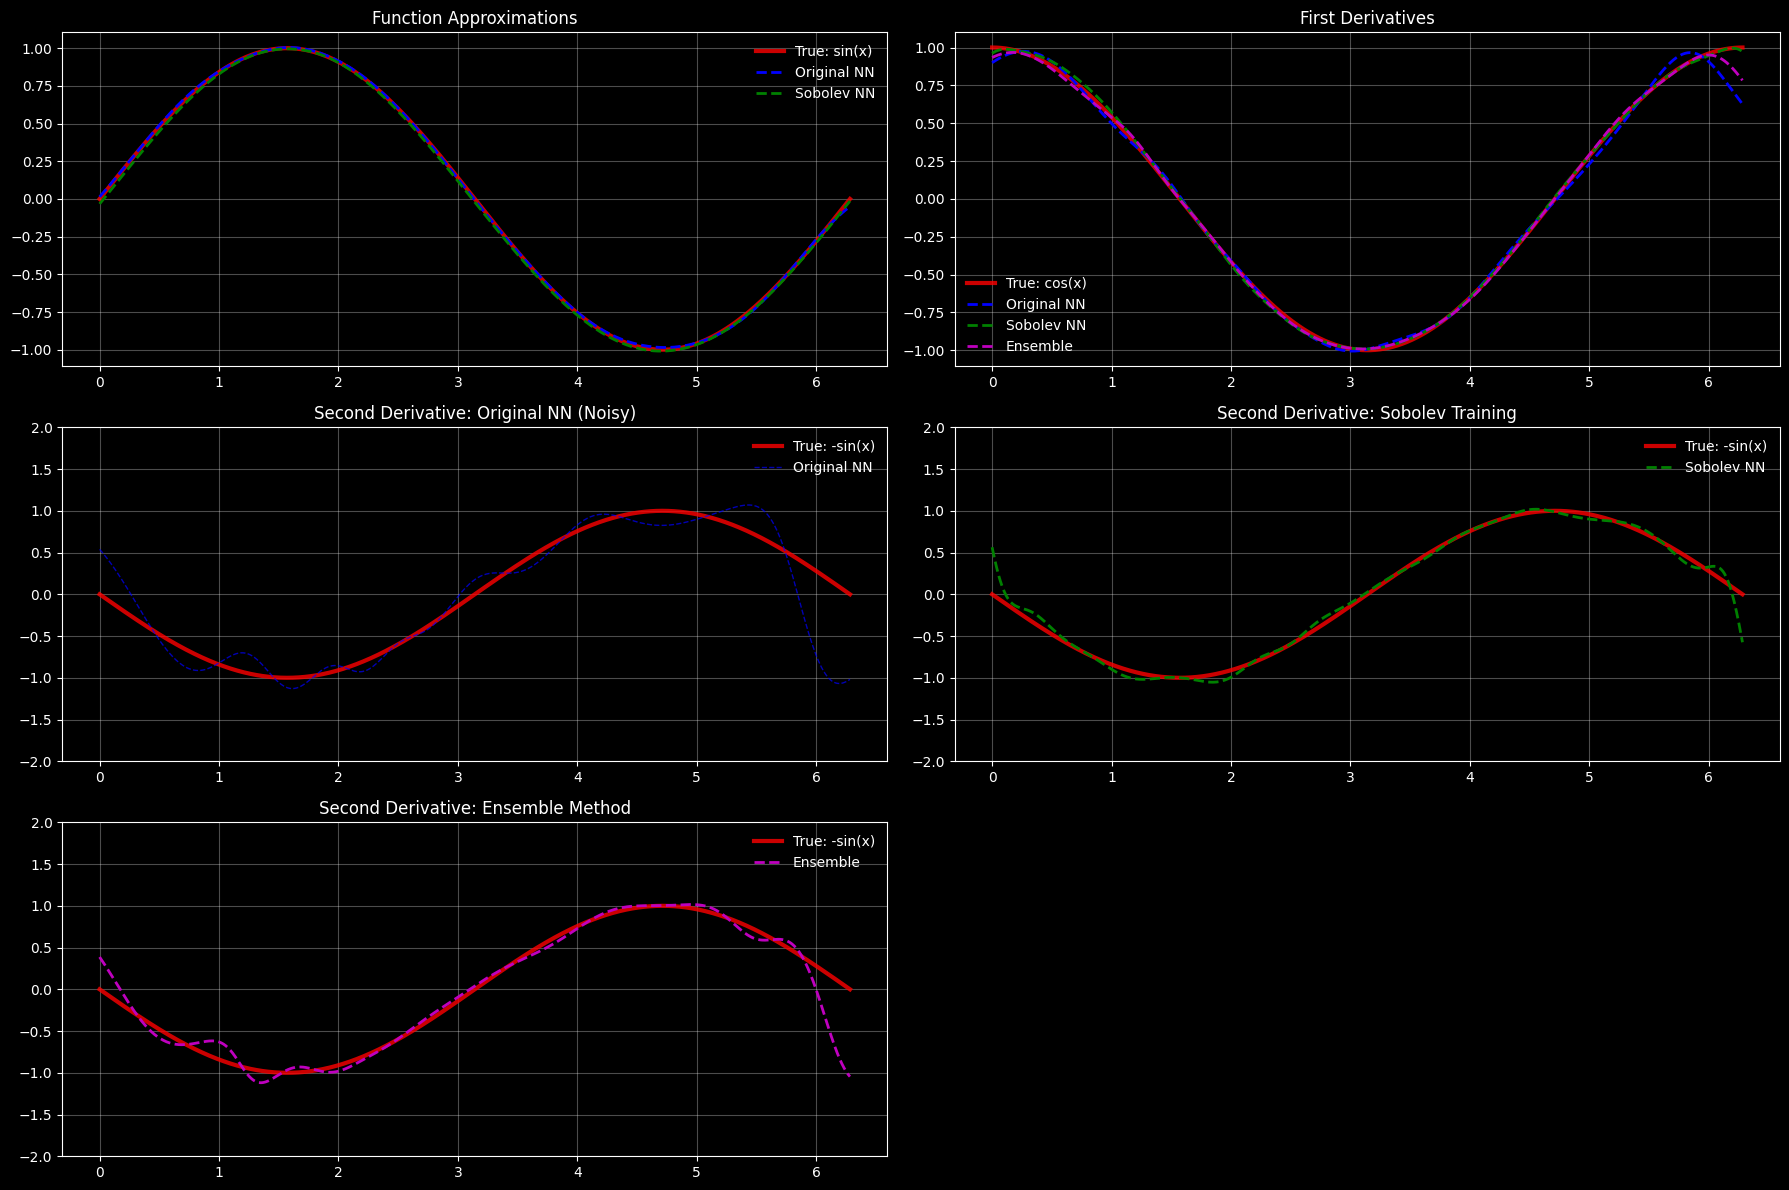
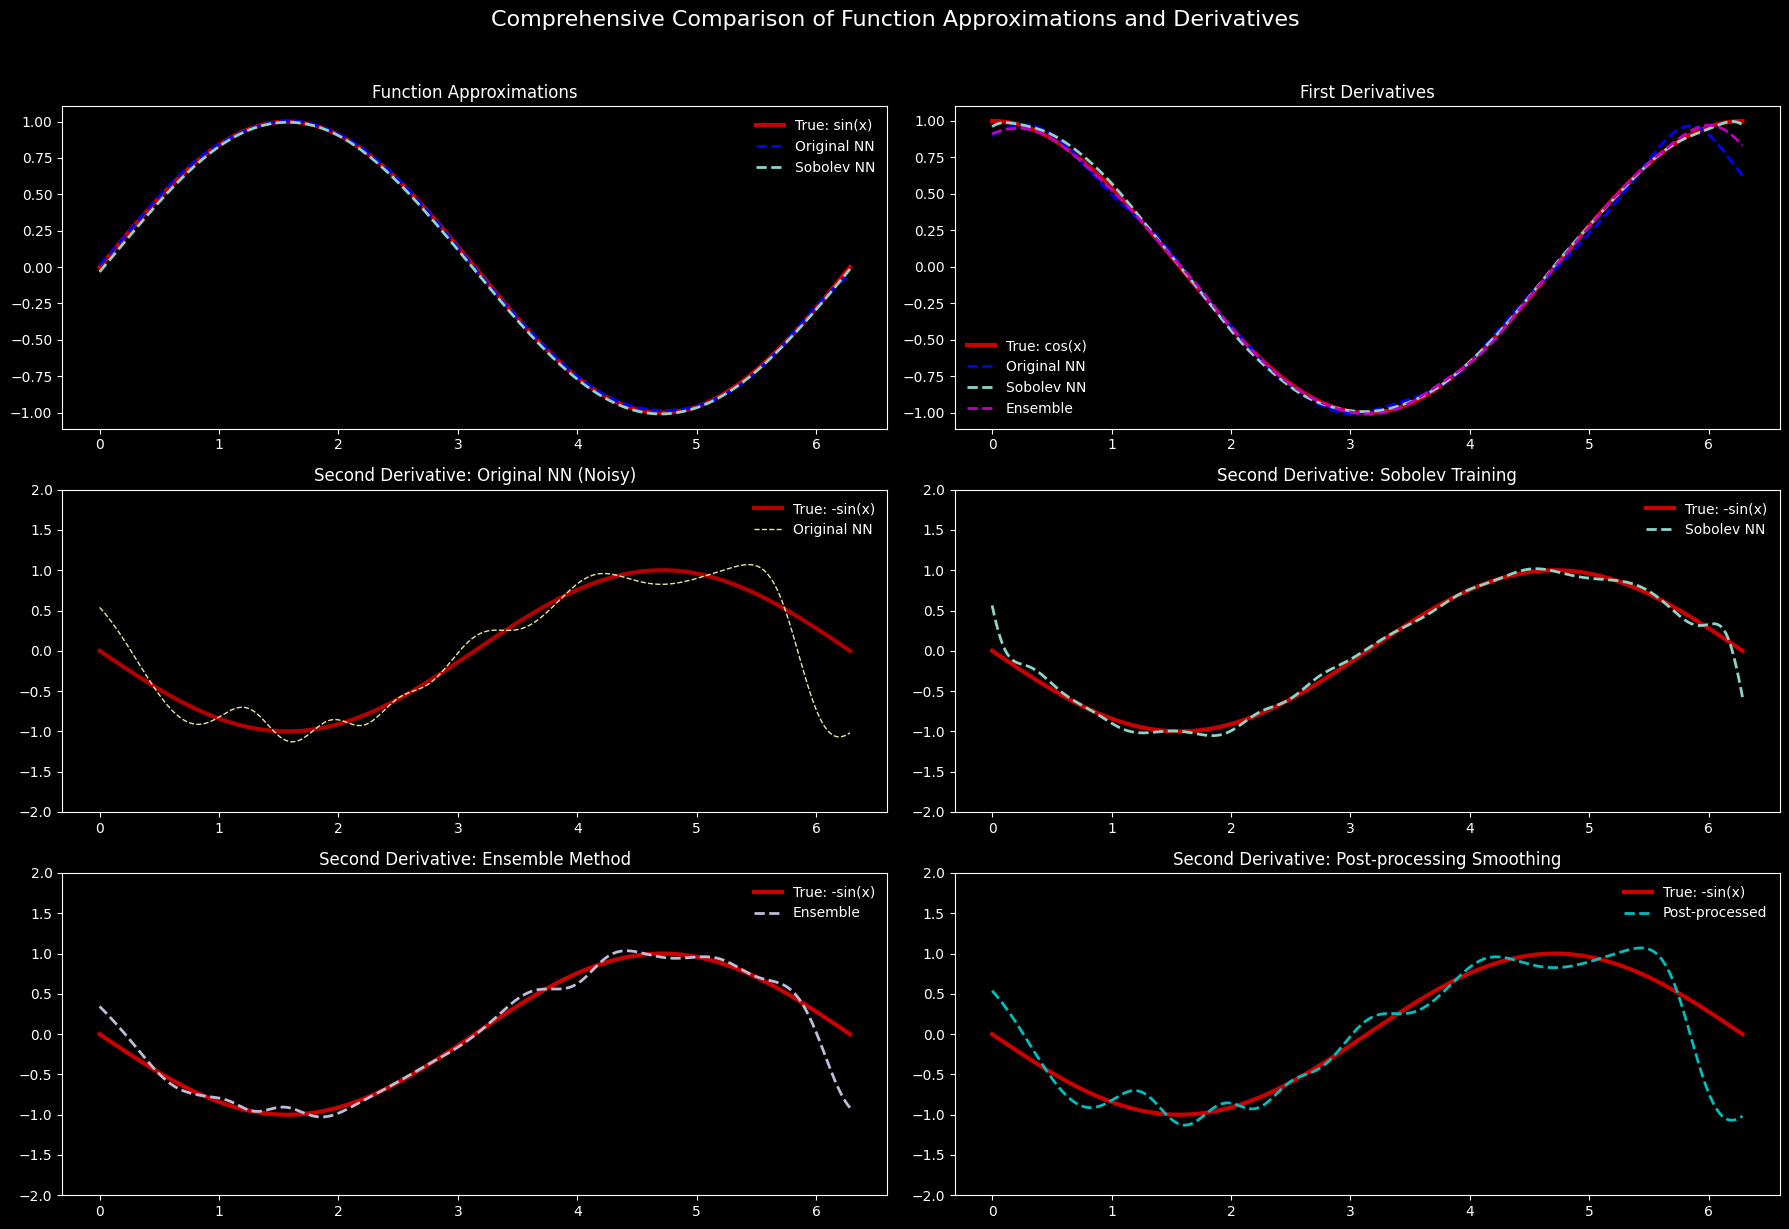
Unified diff of the notebook cell whose output changed from the first chart to the second:
--- before
+++ after
@@ -9,8 +9,7 @@
 plt.plot(x_plot, np.sin(x_plot), 'r-', label='True: sin(x)', linewidth=3, alpha=0.8)
 plt.plot(x_plot, y_pred.detach().numpy(), 'b--', label='Original NN', linewidth=2)
-plt.plot(x_plot, y_pred_smooth.detach().numpy(), 'g--', label='Sobolev NN', linewidth=2)
+plt.plot(x_plot, y_pred_smooth.detach().numpy(), '--', label='Sobolev NN', linewidth=2, color="C0")
 plt.title('Function Approximations')
 plt.legend(frameon=False)
-plt.grid(True, alpha=0.3)
 
 # Plot first derivatives
@@ -18,43 +17,39 @@
 plt.plot(x_plot, np.cos(x_plot), 'r-', label='True: cos(x)', linewidth=3, alpha=0.8)
 plt.plot(x_plot, dy_dx.detach().numpy(), 'b--', label='Original NN', linewidth=2)
-plt.plot(x_plot, dy_dx_smooth.detach().numpy(), 'g--', label='Sobolev NN', linewidth=2)
+plt.plot(x_plot, dy_dx_smooth.detach().numpy(), '--', label='Sobolev NN', linewidth=2, color="C0")
 plt.plot(x_plot, dy_dx_ensemble.numpy(), 'm--', label='Ensemble', linewidth=2)
 plt.title('First Derivatives')
 plt.legend(frameon=False)
-plt.grid(True, alpha=0.3)
 
 # Plot second derivatives - comparison
 plt.subplot(3, 2, 3)
-plt.plot(x_plot, true_second_deriv, 'r-', label='True: -sin(x)', linewidth=3, alpha=0.8)
-plt.plot(x_plot, d2y_dx2.detach().numpy(), 'b--', label='Original NN', linewidth=1, alpha=0.7)
+plt.plot(x_plot, true_second_deriv, 'r-', label='True: -sin(x)', linewidth=3, alpha=0.7)
+plt.plot(x_plot, d2y_dx2.detach().numpy(), '--', label='Original NN', linewidth=1, alpha=0.9, color="C1")
 plt.title('Second Derivative: Original NN (Noisy)')
 plt.legend(frameon=False)
-plt.grid(True, alpha=0.3)
 plt.ylim(-2, 2)
 
 plt.subplot(3, 2, 4)
 plt.plot(x_plot, true_second_deriv, 'r-', label='True: -sin(x)', linewidth=3, alpha=0.8)
-plt.plot(x_plot, d2y_dx2_smooth.detach().numpy(), 'g--', label='Sobolev NN', linewidth=2)
+plt.plot(x_plot, d2y_dx2_smooth.detach().numpy(), '--', label='Sobolev NN', linewidth=2, color="C0")
 plt.title('Second Derivative: Sobolev Training')
 plt.legend(frameon=False)
-plt.grid(True, alpha=0.3)
 plt.ylim(-2, 2)
 
 plt.subplot(3, 2, 5)
 plt.plot(x_plot, true_second_deriv, 'r-', label='True: -sin(x)', linewidth=3, alpha=0.8)
-plt.plot(x_plot, d2y_dx2_ensemble.numpy(), 'm--', label='Ensemble', linewidth=2)
+plt.plot(x_plot, d2y_dx2_ensemble.numpy(), '--', label='Ensemble', linewidth=2, color="C2")
 plt.title('Second Derivative: Ensemble Method')
 plt.legend(frameon=False)
-plt.grid(True, alpha=0.3)
 plt.ylim(-2, 2)
 
-# plt.subplot(3, 2, 6)
-# plt.plot(x_plot, true_second_deriv, 'r-', label='True: -sin(x)', linewidth=3, alpha=0.8)
-# plt.plot(x_plot, d2y_dx2_smoothed.numpy(), 'c--', label='Post-processed', linewidth=2)
-# plt.title('Second Derivative: Post-processing Smoothing')
-# plt.legend(frameon=False)
-# plt.grid(True, alpha=0.3)
-# plt.ylim(-2, 2)
+plt.subplot(3, 2, 6)
+plt.plot(x_plot, true_second_deriv, 'r-', label='True: -sin(x)', linewidth=3, alpha=0.8)
+plt.plot(x_plot, d2y_dx2_smoothed.numpy(), 'c--', label='Post-processed', linewidth=2)
+plt.title('Second Derivative: Post-processing Smoothing')
+plt.legend(frameon=False)
+plt.ylim(-2, 2)
 
+plt.suptitle('Comprehensive Comparison of Function Approximations and Derivatives', fontsize=16, y=1.02)
 plt.tight_layout()
 plt.show()

Commit: updated second derivative section